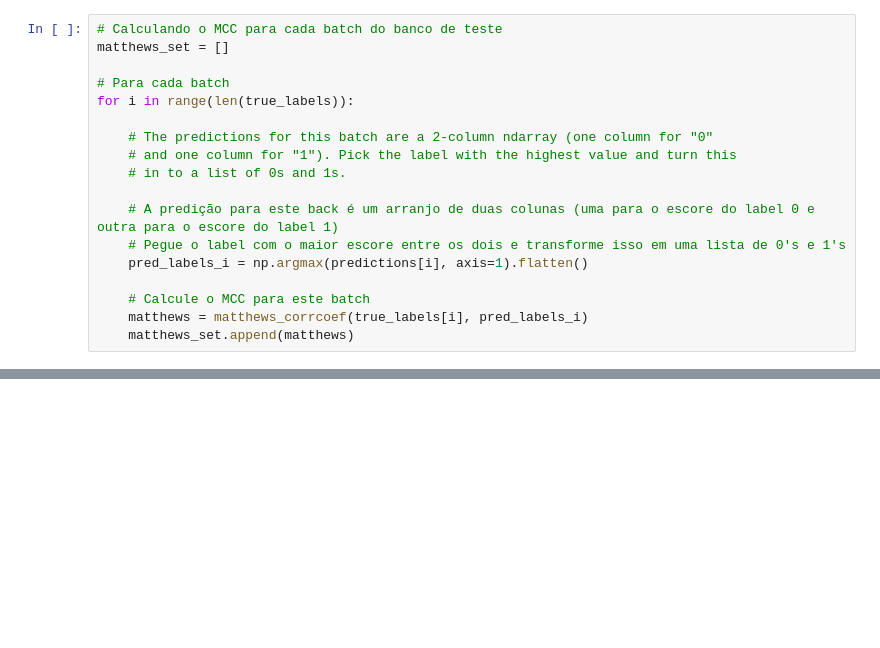
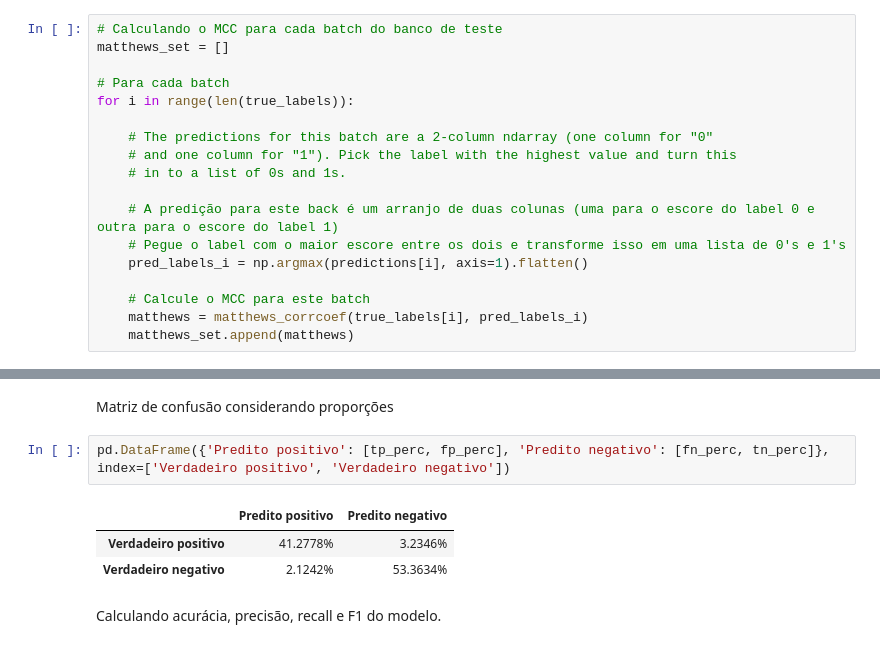
Before and after one commit to ghsaul/tcc_project, a Jupyter notebook: main.ipynb, the cells around one changed output, grey strips where cells are left out. Cells and saved outputs as stored; diff of their text form; blank space fills up the shorter version.

```diff
--- a/main.ipynb
+++ b/main.ipynb
@@ -646,0 +686,10 @@ MCC total: 0.891
+# %% [markdown]
+Matriz de confusão considerando proporções
+# %%
+pd.DataFrame({'Predito positivo': [tp_perc, fp_perc], 'Predito negativo': [fn_perc, tn_perc]}, index=['Verdadeiro positivo', 'Verdadeiro negativo'])
+# %% [output]
+|  | Predito positivo | Predito negativo |
+| Verdadeiro positivo | 41.2778% | 3.2346% |
+| Verdadeiro negativo | 2.1242% | 53.3634% |
+# %% [markdown]
+Calculando acurácia, precisão, recall e F1 do modelo.
```
Also changed, not shown: parts of 18 cells of this notebook.
